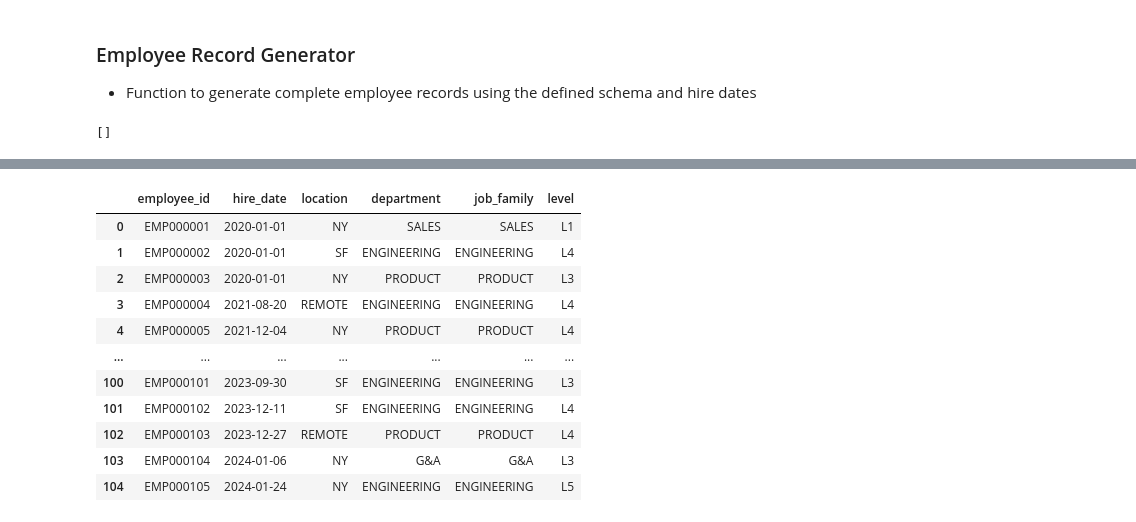
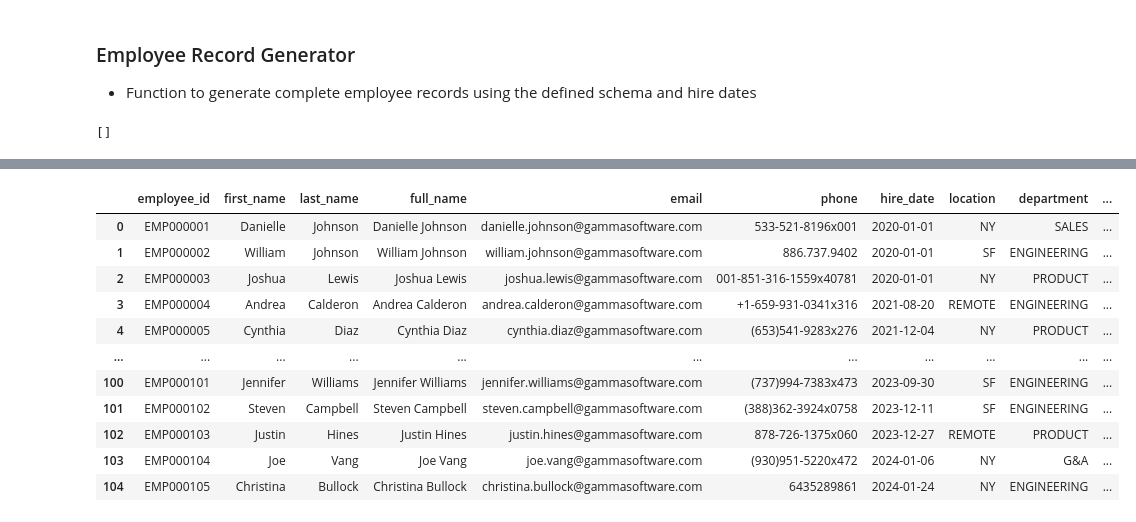
Before and after one commit to fahadtaimur/synthetic-general-ledger, a Jupyter notebook: notebooks/employees/01_generate_employees.ipynb, the cells around one changed output, grey strips where cells are left out. Cells and saved outputs as stored; diff of their text form; code cells hidden in the pictures.

Commit message:
feat(employees): add identity dimensions

```diff
--- a/notebooks/employees/01_generate_employees.ipynb
+++ b/notebooks/employees/01_generate_employees.ipynb
@@ -517,3 +530,20 @@ def make_ids(prefix: str, width: int, size: int) -> List[str]:
+# %%
+def build_emails(
+    first_names: List[str],
+    last_names: List[str],
+    domain: str
+) -> List[str]:
+    """Create emails first.last@domain and append 2 or 3 for duplicates before the domain"""
+    email_counts = {}
+    emails = []
+
+    for first, last in zip(first_names, last_names):
+        concat_name = f"{clean_email_token(first)}.{clean_email_token(last)}"
+        email_counts[concat_name] = email_counts.get(concat_name, 0) + 1
+        count = email_counts[concat_name]
+        email = f"{concat_name}{count}@{domain}" if count > 1 else f"{concat_name}@{domain}"
+        emails.append(email)
+    return emails
 # %% [markdown]
 ### Employee Record Generator
 - Function to generate complete employee records using the defined schema and hire dates
@@ -522,9 +552,12 @@ def make_ids(prefix: str, width: int, size: int) -> List[str]:
 class EmployeeGenerator(BaseGenerator):
     cfg: GlobalConfig
 
+    def __post_init__(self) -> None:
+        self._rng = _rng(self.cfg.run.seed)
+        self._faker = Faker()
+        self._faker.seed_instance(self.cfg.run.seed)
+
     def generate(self) -> pd.DataFrame:
-        rng = _rng(self.cfg.run.seed)
-
         # Inputs
         employee_count = int(self.cfg.population.target_headcount)
         founding_headcount = int(self.cfg.population.start_headcount)
@@ -542,14 +575,14 @@ class EmployeeGenerator(BaseGenerator):
             as_of_date=pd.Timestamp(self.cfg.time.as_of_date),
             initial_headcount=founding_headcount,
             final_headcount=employee_count,
-            rng=rng,
+            rng=self._rng,
             growth_curve="logistic",
             growth_steepness=5,
         )
 
         # Job family
         job_families = sample_weighted(
-            rng=rng,
+            rng=self._rng,
             weight_by_key=self.cfg.dist.job_family_weights,
             sample_size=employee_count,
         )
@@ -559,7 +592,7 @@ class EmployeeGenerator(BaseGenerator):
 
         # Locations
         locations = sample_weighted(
-            rng=rng,
+            rng=self._rng,
             weight_by_key=self.cfg.dist.location_weights,
             sample_size=employee_count,
         )
@@ -568,15 +601,41 @@ class EmployeeGenerator(BaseGenerator):
         levels: List[str] = []
         for family in job_families:
             job_level = sample_weighted(
-                rng=rng,
+                rng=self._rng,
                 weight_by_key=self.cfg.dist.level_weights_by_job_family[family],
                 sample_size=1,
             )[0]
             levels.append(job_level)
 
+        # Other metadata per employee level
+        first_names: List[str] = []
+        last_names: List[str] = []
+        phones: List[str] = []
+        emails: List[str] = []
+
+        domain = self.cfg.company.company_domain
+        for employee_id in employee_ids:
+            first_name = self._faker.first_name()
+            last_name = self._faker.last_name()
+            first_names.append(first_name)
+            last_names.append(last_name)
+            phones.append(self._faker.phone_number())
+
+        full_names = [f"{first} {last}" for first, last in zip(first_names, last_names)]
+        emails = build_emails(
+            first_names=first_names,
+            last_names=last_names,
+            domain=self.cfg.company.company_domain
+        )
+
         df = pd.DataFrame(
             {
                 "employee_id": employee_ids,
+                "first_name": first_names,
+                "last_name": last_names,
+                "full_name": full_names,
+                "email": emails,
+                "phone": phones,
                 "hire_date": pd.to_datetime(hire_dates),
                 "location": locations,
                 "department": departments,
@@ -593,6 +652,11 @@ class EmployeeGenerator(BaseGenerator):
         # Basic validation
         required_columns = {
             "employee_id",
+            "full_name",
+            "last_name",
+            "full_name",
+            "email",
+            "phone",
             "hire_date",
             "job_family",
             "location",
@@ -640,17 +709,17 @@ display(employee)
   'hire_date': 0,
   'location': 0,
   'department': 0,
   'job_family': 0,
   'level': 0}}
-|  | employee_id | hire_date | location | department | job_family | level |
-| 0 | EMP000001 | 2020-01-01 | NY | SALES | SALES | L1 |
-| 1 | EMP000002 | 2020-01-01 | SF | ENGINEERING | ENGINEERING | L4 |
-| 2 | EMP000003 | 2020-01-01 | NY | PRODUCT | PRODUCT | L3 |
-| 3 | EMP000004 | 2021-08-20 | REMOTE | ENGINEERING | ENGINEERING | L4 |
-| 4 | EMP000005 | 2021-12-04 | NY | PRODUCT | PRODUCT | L4 |
-| ... | ... | ... | ... | ... | ... | ... |
-| 100 | EMP000101 | 2023-09-30 | SF | ENGINEERING | ENGINEERING | L3 |
-| 101 | EMP000102 | 2023-12-11 | SF | ENGINEERING | ENGINEERING | L4 |
-| 102 | EMP000103 | 2023-12-27 | REMOTE | PRODUCT | PRODUCT | L4 |
-| 103 | EMP000104 | 2024-01-06 | NY | G&A | G&A | L3 |
-| 104 | EMP000105 | 2024-01-24 | NY | ENGINEERING | ENGINEERING | L5 |
+|  | employee_id | first_name | last_name | full_name | email | phone | hire_date | location | department | ... |
+| 0 | EMP000001 | Danielle | Johnson | Danielle Johnson | danielle.johnson@gammasoftware.com | 533-521-8196x001 | 2020-01-01 | NY | SALES | ... |
+| 1 | EMP000002 | William | Johnson | William Johnson | william.johnson@gammasoftware.com | 886.737.9402 | 2020-01-01 | SF | ENGINEERING | ... |
+| 2 | EMP000003 | Joshua | Lewis | Joshua Lewis | joshua.lewis@gammasoftware.com | 001-851-316-1559x40781 | 2020-01-01 | NY | PRODUCT | ... |
+| 3 | EMP000004 | Andrea | Calderon | Andrea Calderon | andrea.calderon@gammasoftware.com | +1-659-931-0341x316 | 2021-08-20 | REMOTE | ENGINEERING | ... |
+| 4 | EMP000005 | Cynthia | Diaz | Cynthia Diaz | cynthia.diaz@gammasoftware.com | (653)541-9283x276 | 2021-12-04 | NY | PRODUCT | ... |
+| ... | ... | ... | ... | ... | ... | ... | ... | ... | ... | ... |
+| 100 | EMP000101 | Jennifer | Williams | Jennifer Williams | jennifer.williams@gammasoftware.com | (737)994-7383x473 | 2023-09-30 | SF | ENGINEERING | ... |
+| 101 | EMP000102 | Steven | Campbell | Steven Campbell | steven.campbell@gammasoftware.com | (388)362-3924x0758 | 2023-12-11 | SF | ENGINEERING | ... |
+| 102 | EMP000103 | Justin | Hines | Justin Hines | justin.hines@gammasoftware.com | 878-726-1375x060 | 2023-12-27 | REMOTE | PRODUCT | ... |
+| 103 | EMP000104 | Joe | Vang | Joe Vang | joe.vang@gammasoftware.com | (930)951-5220x472 | 2024-01-06 | NY | G&A | ... |
+| 104 | EMP000105 | Christina | Bullock | Christina Bullock | christina.bullock@gammasoftware.com | 6435289861 | 2024-01-24 | NY | ENGINEERING | ... |
```
Also changed, not shown: parts of 5 cells of this notebook, 1 other file.
